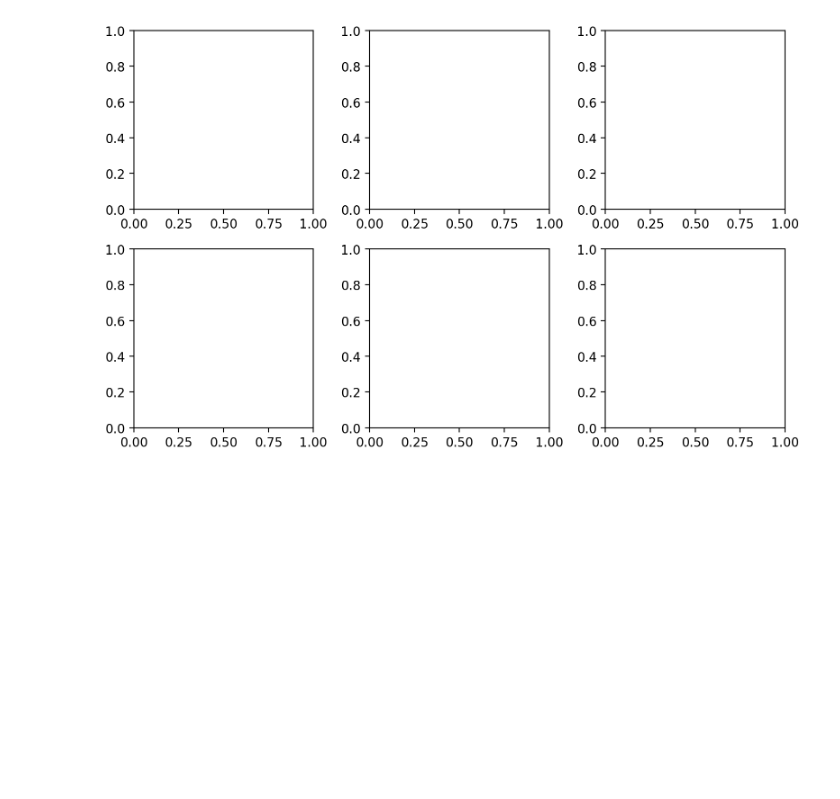
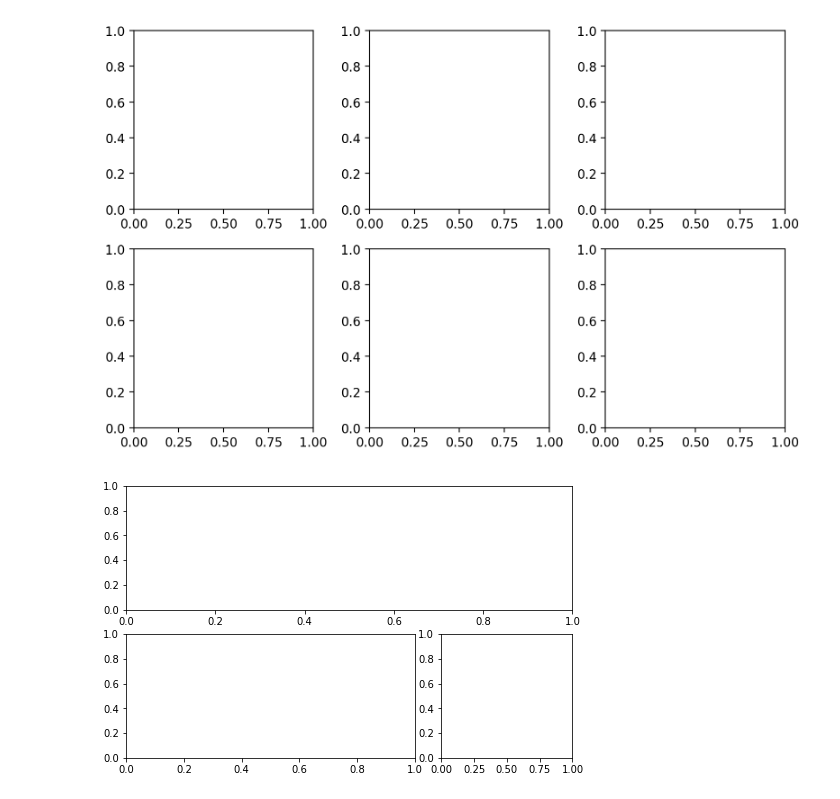
Before and after one commit to datacampic/visualization, a Jupyter notebook: 손학영/Matplotlib.ipynb, the cells around one changed output. Cells and saved outputs as stored; diff of their text form; code cells hidden in the pictures; blank space fills up the shorter version.

```diff
--- a/손학영/Matplotlib.ipynb
+++ b/손학영/Matplotlib.ipynb
@@ -60,3 +53,14 @@ plt.tight_layout() # plot끼리 살짝 거리 두기
 plt.show()
 # %% [output]
 [figure]
+# %%
+# subplot2grid
+fig = plt.figure(figsize = (8,5))
+
+ax = [None for _ in range(6)]
+
+ax[0] = plt.subplot2grid((2,3), (0,0), colspan = 4) # 3개의 행과 4개의 여로 이루어진 figure라는 의미, colspan은 가로 길이인듯
+ax[1] = plt.subplot2grid((2,3), (1,0), colspan = 2)
+ax[2] = plt.subplot2grid((2,3), (1,2), colspan = 1)
+# %% [output]
+[figure, added]
```
Also changed, not shown: parts of 21 cells of this notebook.
